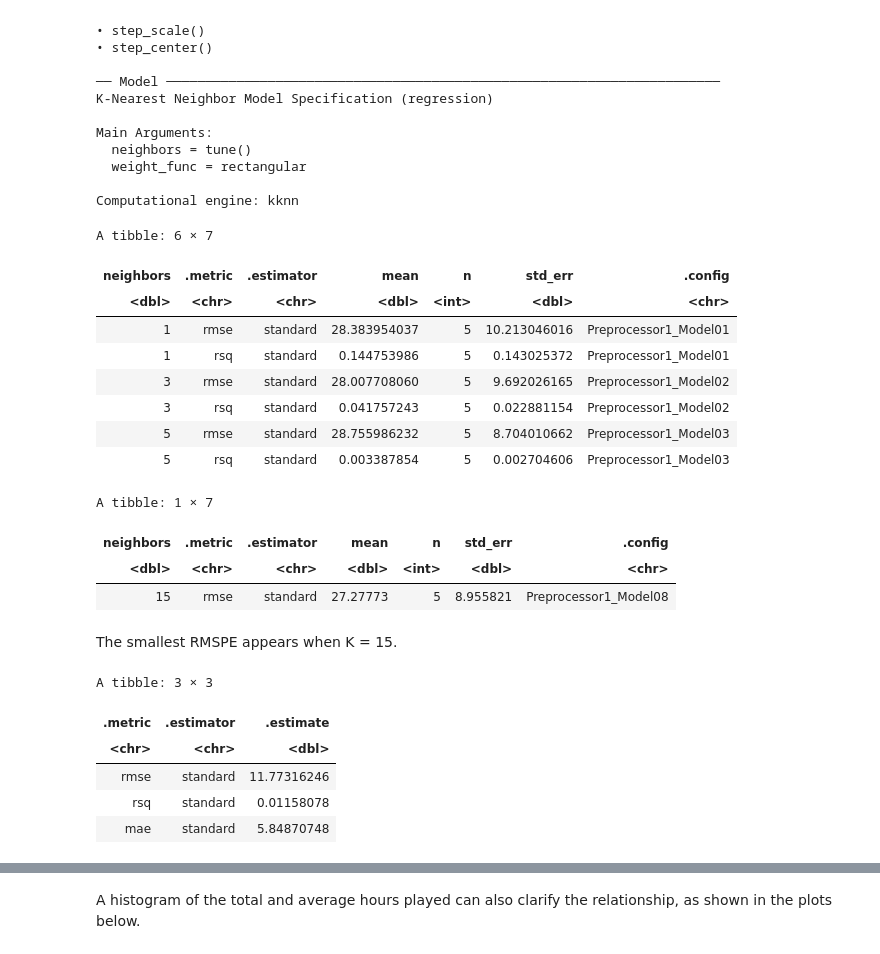
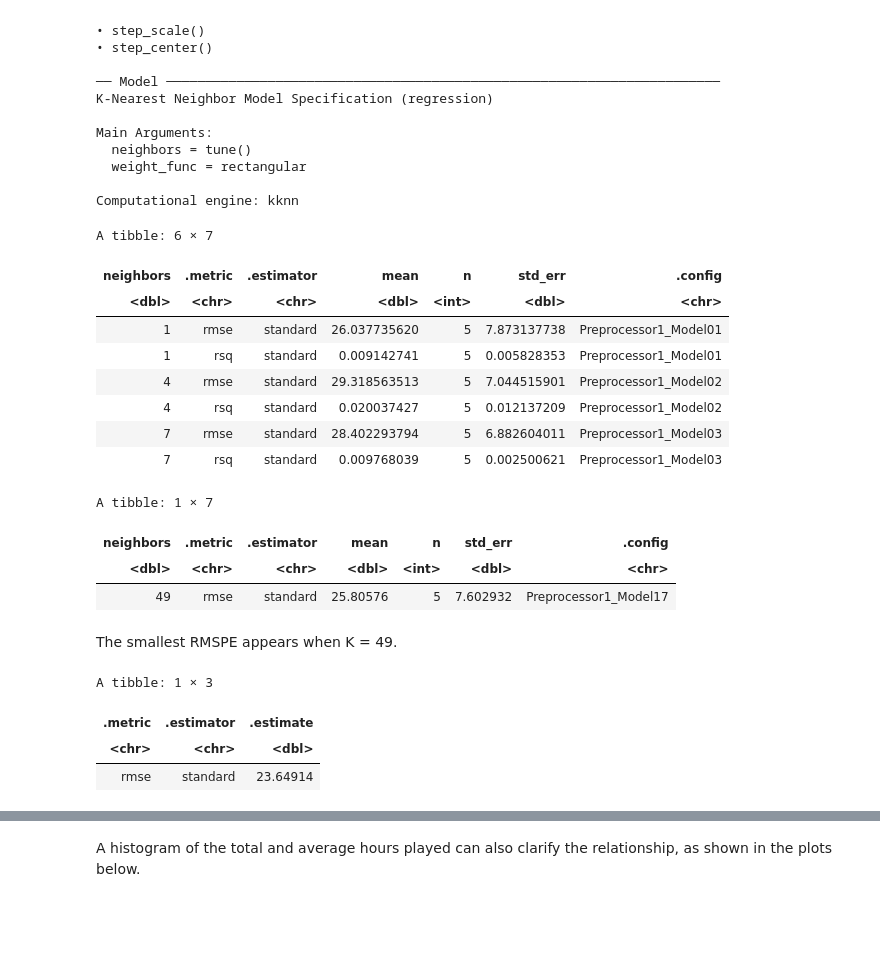
Before and after one commit to vmah1/dsci100-group-project, a Jupyter notebook: project.ipynb, the cells around one changed output, grey strips where cells are left out. Drawn from its saved outputs; the diff is of its cells as text; code cells hidden in the pictures; blank space fills up the shorter version.

```diff
--- a/project.ipynb
+++ b/project.ipynb
@@ -290,34 +290,34 @@ Main Arguments:
 Computational engine: kknn
 # %%
 # Find the value of K that produces the lowest RMSE
-set.seed(177)
+set.seed(8)
 
-gridvals <- tibble(neighbors = seq(from = 1, to = 110, by = 2))
+gridvals <- tibble(neighbors = seq(from = 1, to = 109, by = 3))
 players_results <- players_wkflw |>
  tune_grid(resamples = players_vfold, grid = gridvals) |>
  collect_metrics()
 head(players_results)
 
 players_min <- players_results |>
  filter(.metric == "rmse") |>
 slice_min(order_by = mean, n=1)
 players_min
 # %% [output]
 A tibble: 6 × 7
 | neighbors | .metric | .estimator | mean | n | std_err | .config |
 | <dbl> | <chr> | <chr> | <dbl> | <int> | <dbl> | <chr> |
-| 1 | rmse | standard | 28.383954037 | 5 | 10.213046016 | Preprocessor1_Model01 |
-| 1 | rsq | standard | 0.144753986 | 5 | 0.143025372 | Preprocessor1_Model01 |
-| 3 | rmse | standard | 28.007708060 | 5 | 9.692026165 | Preprocessor1_Model02 |
-| 3 | rsq | standard | 0.041757243 | 5 | 0.022881154 | Preprocessor1_Model02 |
-| 5 | rmse | standard | 28.755986232 | 5 | 8.704010662 | Preprocessor1_Model03 |
-| 5 | rsq | standard | 0.003387854 | 5 | 0.002704606 | Preprocessor1_Model03 |
+| 1 | rmse | standard | 26.037735620 | 5 | 7.873137738 | Preprocessor1_Model01 |
+| 1 | rsq | standard | 0.009142741 | 5 | 0.005828353 | Preprocessor1_Model01 |
+| 4 | rmse | standard | 29.318563513 | 5 | 7.044515901 | Preprocessor1_Model02 |
+| 4 | rsq | standard | 0.020037427 | 5 | 0.012137209 | Preprocessor1_Model02 |
+| 7 | rmse | standard | 28.402293794 | 5 | 6.882604011 | Preprocessor1_Model03 |
+| 7 | rsq | standard | 0.009768039 | 5 | 0.002500621 | Preprocessor1_Model03 |
 A tibble: 1 × 7
 | neighbors | .metric | .estimator | mean | n | std_err | .config |
 | <dbl> | <chr> | <chr> | <dbl> | <int> | <dbl> | <chr> |
-| 15 | rmse | standard | 27.27773 | 5 | 8.955821 | Preprocessor1_Model08 |
+| 49 | rmse | standard | 25.80576 | 5 | 7.602932 | Preprocessor1_Model17 |
 # %% [markdown]
-The smallest RMSPE appears when K = 15.
+The smallest RMSPE appears when K = 49.
 # %%
 #  Evaluating the RMSPE on the test set
 
@@ -334,13 +334,14 @@ players_best_fit <- workflow() |>
 
 players_summary <- players_best_fit |>
  predict(players_test) |>
- bind_cols(players_test) |>
- metrics(truth = played_hours, estimate = .pred)
-players_summary
+ bind_cols(players_test)
+
+players_mult_summ <- metrics(players_summary, truth = played_hours, estimate = .pred) |>
+                     filter(.metric == 'rmse')
+
+players_mult_summ
 # %% [output]
-A tibble: 3 × 3
+A tibble: 1 × 3
 | .metric | .estimator | .estimate |
 | <chr> | <chr> | <dbl> |
-| rmse | standard | 11.77316246 |
-| rsq | standard | 0.01158078 |
-| mae | standard | 5.84870748 |
+| rmse | standard | 23.64914 |
```
Also changed, not shown: parts of 12 cells of this notebook.
